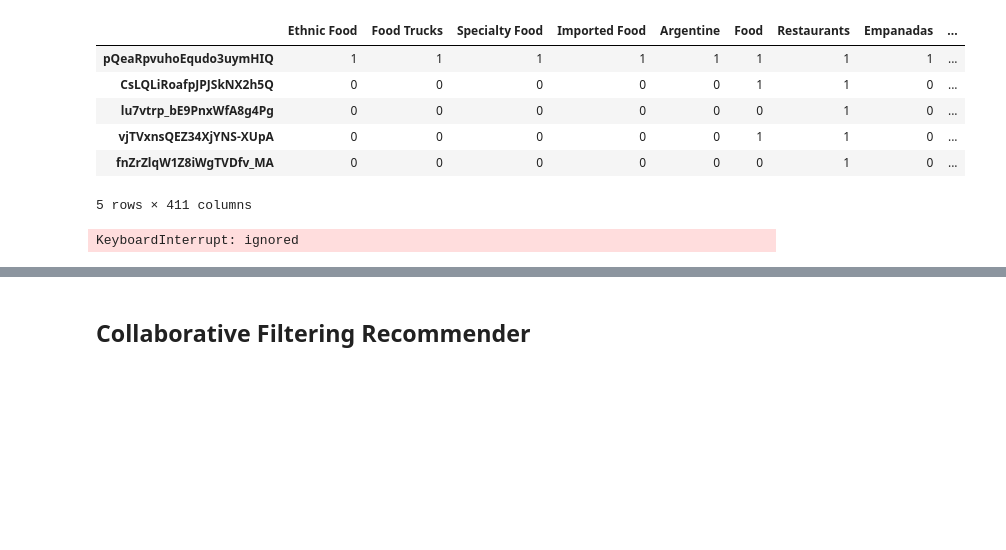
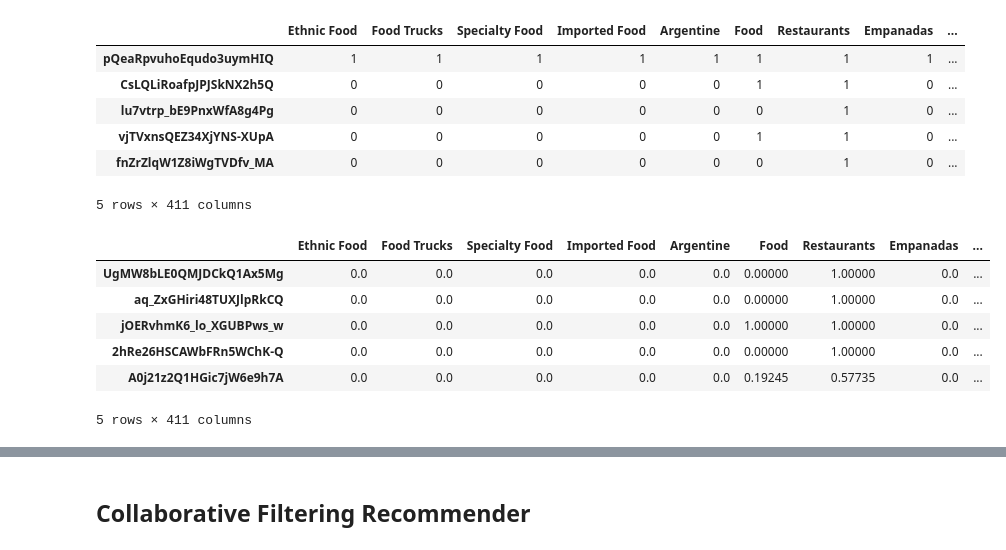
Before and after one commit to muliarska/recommendation-system-AI, a Jupyter notebook: Constrained_Food_Recommender_Muliarska.ipynb, the cells around one changed output, grey strips where cells are left out. Saved outputs shown, nothing was run; the diff lists cells and outputs as text; code cells hidden in the pictures; blank space fills up the shorter version.

Commit message:
Updated building matrixes; Finished prediction on business and user profiles

```diff
--- a/Constrained_Food_Recommender_Muliarska.ipynb
+++ b/Constrained_Food_Recommender_Muliarska.ipynb
@@ -148,54 +125,38 @@ df_business_profiles.head()
 | vjTVxnsQEZ34XjYNS-XUpA | 0 | 0 | 0 | 0 | 0 | 1 | 1 | 0 | ... |
 | fnZrZlqW1Z8iWgTVDfv_MA | 0 | 0 | 0 | 0 | 0 | 0 | 1 | 0 | ... |
 5 rows × 411 columns
-# %%
-def build_user_profiles(utility_matrix: pd.DataFrame,
-                                   business_profiles: pd.DataFrame) -> pd.DataFrame:
-    # Feature aggregation (5 points)
-
-    user_profiles = pd.DataFrame(0, index=utility_matrix.index, columns=business_profiles.columns)
-
-    # Iterate on all businesses for each user
-    for user_id, businesses in utility_matrix.iterrows():
-        # Finding the total number of restaurant categories currrent user visited
-        # Example: 1 restaurant - 4 categories
-        # So that, total number increases by 4
-        all_businesses_means = []
-        best_categories_max = -1 * math.inf
-        # best_categories_min = math.inf
-
-        for (business_id, _) in businesses.items():
-            if business_id in business_profiles.index:
-                curr_business = business_profiles.loc[[business_id]]
-
-                categories_mean = float(curr_business.mean(axis=1))
-                categories_max = float(curr_business.max(axis=1))
-                if categories_max > best_categories_max:
-                    best_categories_max = categories_max
-
-                # categories_min = float(curr_business.min(axis=1))
-                # if categories_min < best_categories_min:
-                #     best_categories_min = categories_min
-
-                # Counting the number of times current user visited
-                # each restaurant category
-                for category in curr_business:
-                    user_profiles.loc[user_id, category] += int(curr_business[category])
-                all_businesses_means.append(categories_mean)
-
-        businesses_mean = sum(all_businesses_means) / len(all_businesses_means)
-
-        # Normalizing
-        for _, categories in user_profiles.loc[[user_id]].iterrows():
-              for (category_name, category_value) in categories.items():
-                  user_profiles.loc[user_id, category_name] = (category_value - businesses_mean) / best_categories_max
-
-    return user_profiles
-
-df_user_profiles = build_user_profiles(df_utility_matrix, df_business_profiles)
-df_user_profiles.head()
-# %% [output]
-KeyboardInterrupt: ignored
+# %%
+def build_user_profiles(utility_matrix: pd.DataFrame,
+                                   business_profiles: pd.DataFrame) -> pd.DataFrame:
+    # Feature aggregation (5 points)
+
+    # Create zero matrix for user_profiles
+    user_profiles = pd.DataFrame(0, index=utility_matrix.index, columns=business_profiles.columns)
+
+    # Iterate on utility_matrix
+    for user_id, businesses in utility_matrix.iterrows():
+        businesses_non_zero_ratings = list(businesses[businesses != 0].index)
+
+        # Dataframe of bussinesses with non zero ratings and bussiness types
+        ratings_profiles = business_profiles[business_profiles.index.isin(businesses_non_zero_ratings)]
+        # Multiplication of previous dataframe and businesses with non zero ratings in utility_matrix
+        multiplied_ratings_profiles = ratings_profiles.mul(businesses[businesses != 0], axis=0)
+
+        # For each user locate the avarage value of rating regarding each bussiness type
+        user_profiles.loc[user_id] = multiplied_ratings_profiles.sum(axis=0) / len(businesses[businesses != 0])
+
+    return user_profiles
+
+df_user_profiles = build_user_profiles(df_utility_matrix, df_business_profiles)
+df_user_profiles.head()
+# %% [output]
+|  | Ethnic Food | Food Trucks | Specialty Food | Imported Food | Argentine | Food | Restaurants | Empanadas | ... |
+| UgMW8bLE0QMJDCkQ1Ax5Mg | 0.0 | 0.0 | 0.0 | 0.0 | 0.0 | 0.00000 | 1.00000 | 0.0 | ... |
+| aq_ZxGHiri48TUXJlpRkCQ | 0.0 | 0.0 | 0.0 | 0.0 | 0.0 | 0.00000 | 1.00000 | 0.0 | ... |
+| jOERvhmK6_lo_XGUBPws_w | 0.0 | 0.0 | 0.0 | 0.0 | 0.0 | 1.00000 | 1.00000 | 0.0 | ... |
+| 2hRe26HSCAWbFRn5WChK-Q | 0.0 | 0.0 | 0.0 | 0.0 | 0.0 | 0.00000 | 1.00000 | 0.0 | ... |
+| A0j21z2Q1HGic7jW6e9h7A | 0.0 | 0.0 | 0.0 | 0.0 | 0.0 | 0.19245 | 0.57735 | 0.0 | ... |
+5 rows × 411 columns
 # %%
 from sklearn.metrics.pairwise import cosine_similarity
 
```
Also changed, not shown: parts of 5 cells of this notebook.
